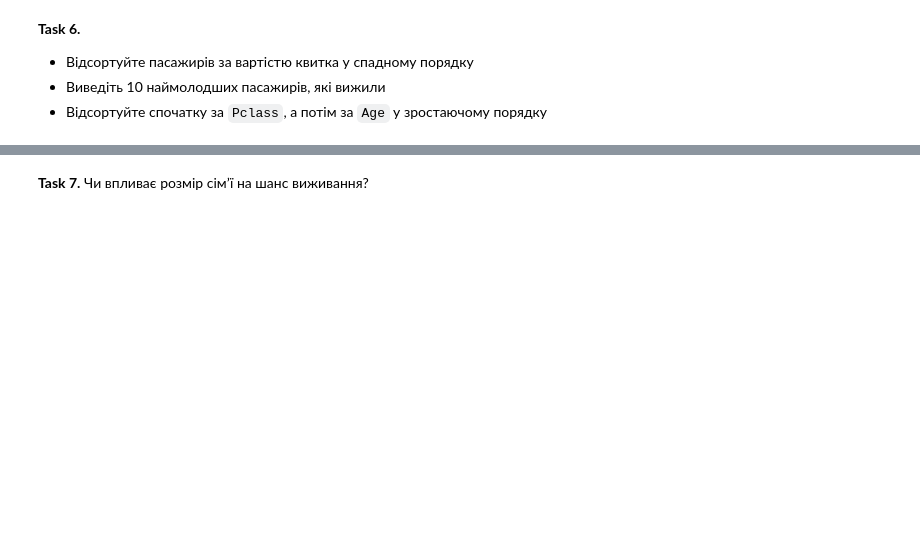
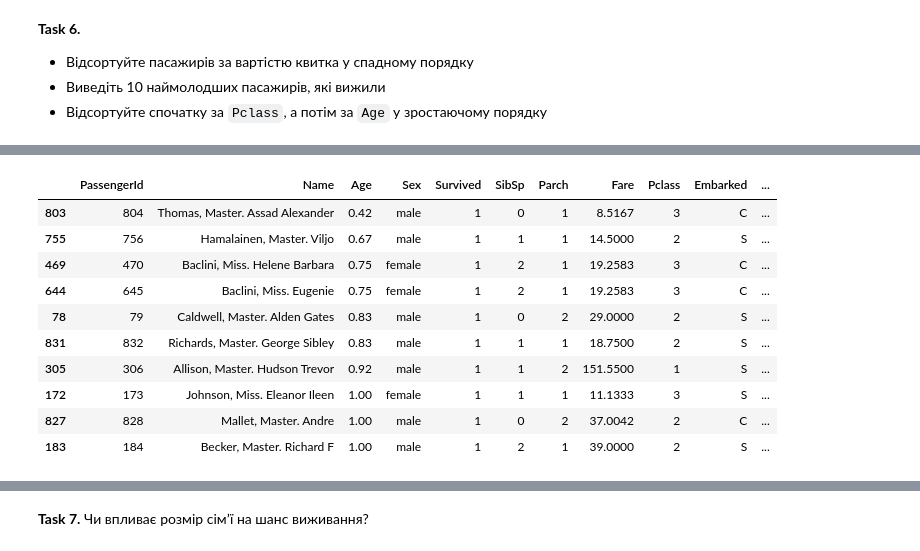
Before and after one commit to cpython-projects/python_da_06_11_25, a Jupyter notebook: lesson_12_hw.ipynb, the cells around one changed output, grey strips where cells are left out. Saved outputs shown, nothing was run; the diff lists cells and outputs as text; code cells hidden in the pictures; blank space fills up the shorter version.

```diff
--- a/lesson_12_hw.ipynb
+++ b/lesson_12_hw.ipynb
@@ -26,0 +126,16 @@
+# %%
+df_tmp = df_new[df_new.Survived == 1]
+df_tmp = df_tmp.sort_values(by='Age', ascending=True)
+df_tmp.head(10)
+# %% [output]
+|  | PassengerId | Name | Age | Sex | Survived | SibSp | Parch | Fare | Pclass | Embarked | ... |
+| 803 | 804 | Thomas, Master. Assad Alexander | 0.42 | male | 1 | 0 | 1 | 8.5167 | 3 | C | ... |
+| 755 | 756 | Hamalainen, Master. Viljo | 0.67 | male | 1 | 1 | 1 | 14.5000 | 2 | S | ... |
+| 469 | 470 | Baclini, Miss. Helene Barbara | 0.75 | female | 1 | 2 | 1 | 19.2583 | 3 | C | ... |
+| 644 | 645 | Baclini, Miss. Eugenie | 0.75 | female | 1 | 2 | 1 | 19.2583 | 3 | C | ... |
+| 78 | 79 | Caldwell, Master. Alden Gates | 0.83 | male | 1 | 0 | 2 | 29.0000 | 2 | S | ... |
+| 831 | 832 | Richards, Master. George Sibley | 0.83 | male | 1 | 1 | 1 | 18.7500 | 2 | S | ... |
+| 305 | 306 | Allison, Master. Hudson Trevor | 0.92 | male | 1 | 1 | 2 | 151.5500 | 1 | S | ... |
+| 172 | 173 | Johnson, Miss. Eleanor Ileen | 1.00 | female | 1 | 1 | 1 | 11.1333 | 3 | S | ... |
+| 827 | 828 | Mallet, Master. Andre | 1.00 | male | 1 | 0 | 2 | 37.0042 | 2 | C | ... |
+| 183 | 184 | Becker, Master. Richard F | 1.00 | male | 1 | 2 | 1 | 39.0000 | 2 | S | ... |
```
Also changed, not shown: parts of 17 cells of this notebook.
